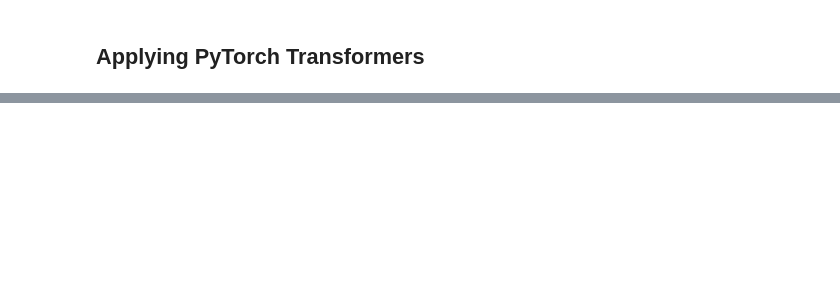
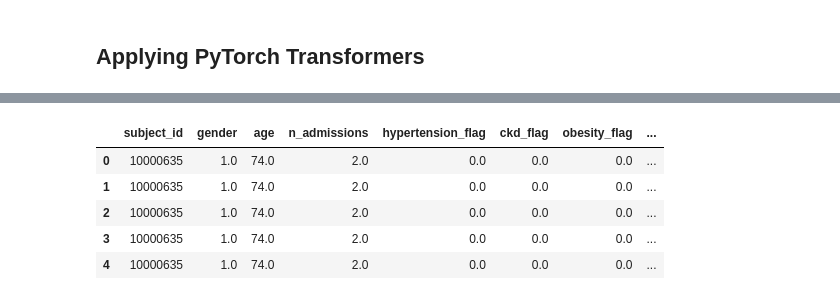
Before and after one commit to jamesvdinh/diabetes-prog-phenotyping, a Jupyter notebook: src/notebooks/03_preprocessing.ipynb, the cells around one changed output, grey strips where cells are left out. Saved outputs shown, nothing was run; the diff lists cells and outputs as text; code cells hidden in the pictures; blank space fills up the shorter version.

```diff
--- a/src/notebooks/03_preprocessing.ipynb
+++ b/src/notebooks/03_preprocessing.ipynb
@@ -284,0 +298,43 @@ KeyError: "['chartdate'] not in index"
+# %%
+cohort["chartdate"] = pd.to_datetime(cohort["chartdate"])
+cohort["first_admission_date"] = pd.to_datetime(cohort["first_admission_date"], errors="coerce")
+cohort["last_admission_date"] = pd.to_datetime(cohort["last_admission_date"], errors="coerce")
+
+cohort["gender"] = cohort["gender"].map({"M": 0, "F": 1}).astype("float32")
+cohort["age"] = pd.to_numeric(cohort["age"], errors="coerce").astype("float32")
+cohort["n_admissions"] = pd.to_numeric(cohort["n_admissions"], errors="coerce").astype("float32")
+
+flag_cols = [
+    'hypertension_flag', 'ckd_flag', 'obesity_flag', 'neuropathy_flag',
+    'retinopathy_flag', 'heart_disease_flag', 'insulin_flag'
+]
+
+for col in flag_cols:
+    cohort[col] = pd.to_numeric(cohort[col], errors="coerce").fillna(0).astype("float32")
+
+cohort["days_since_first_admission"] = (
+    (cohort["chartdate"] - cohort["first_admission_date"]).dt.days
+)
+
+cohort["days_since_last_admission"] = (
+    (cohort["chartdate"] - cohort["last_admission_date"]).dt.days
+)
+
+cohort["days_since_first_admission"] = cohort["days_since_first_admission"].astype("float32")
+cohort["days_since_last_admission"]  = cohort["days_since_last_admission"].astype("float32")
+
+if ("first_admission_date" in static_cols) and ("last_admission_date" in static_cols):
+    static_cols.remove("first_admission_date")
+    static_cols.remove("last_admission_date")
+
+if ("days_since_first_admission" not in static_cols) and ("days_since_last_admission" not in static_cols):
+    static_cols.extend(["days_since_first_admission", "days_since_last_admission"])
+# %%
+cohort[static_cols].head()
+# %% [output]
+|  | subject_id | gender | age | n_admissions | hypertension_flag | ckd_flag | obesity_flag | ... |
+| 0 | 10000635 | 1.0 | 74.0 | 2.0 | 0.0 | 0.0 | 0.0 | ... |
+| 1 | 10000635 | 1.0 | 74.0 | 2.0 | 0.0 | 0.0 | 0.0 | ... |
+| 2 | 10000635 | 1.0 | 74.0 | 2.0 | 0.0 | 0.0 | 0.0 | ... |
+| 3 | 10000635 | 1.0 | 74.0 | 2.0 | 0.0 | 0.0 | 0.0 | ... |
+| 4 | 10000635 | 1.0 | 74.0 | 2.0 | 0.0 | 0.0 | 0.0 | ... |
```
Also changed, not shown: parts of 10 cells of this notebook, 1 other file.
